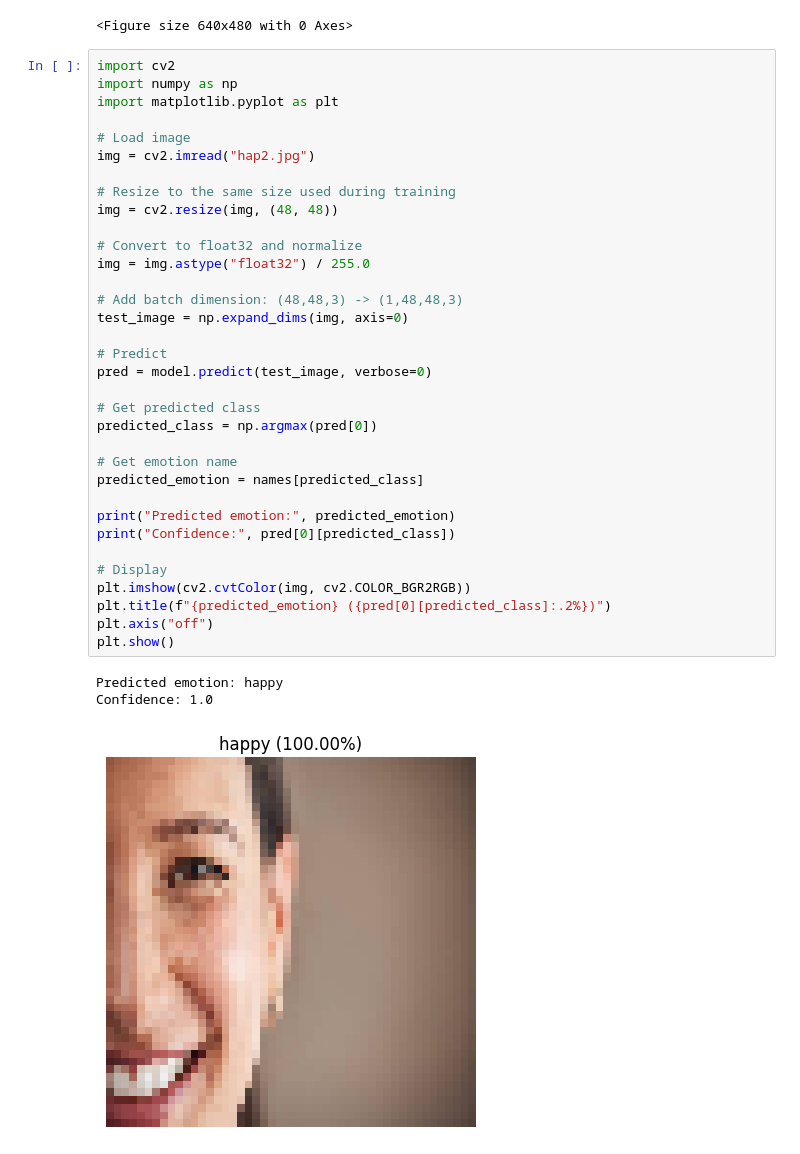
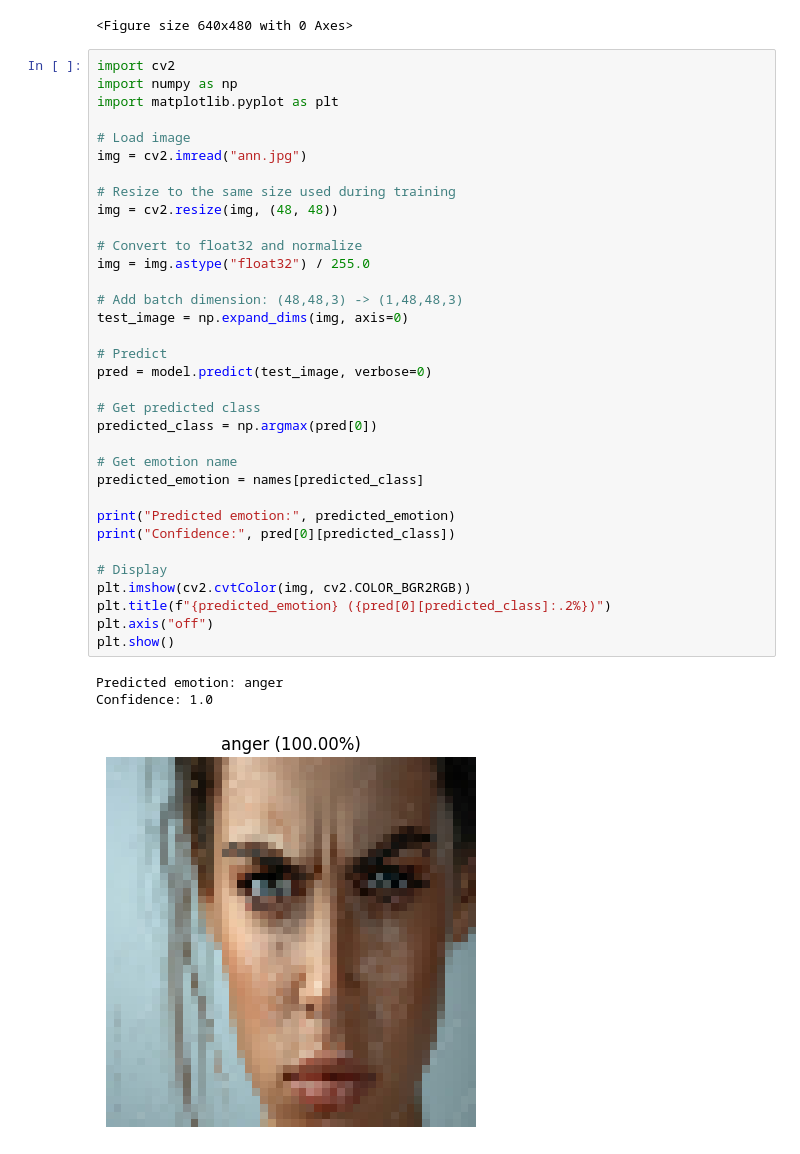
Before and after one commit to Muh-7/AI-Machine-Learning-Projects, a Jupyter notebook: 05_Human_Emotion_Detection_from_images/human_emotion_detection_from_images.ipynb, the cells around one changed output. Cells and saved outputs as stored; diff of their text form.

```diff
--- a/05_Human_Emotion_Detection_from_images/human_emotion_detection_from_images.ipynb
+++ b/05_Human_Emotion_Detection_from_images/human_emotion_detection_from_images.ipynb
@@ -293,35 +293,35 @@ import numpy as np
 import matplotlib.pyplot as plt
 
 # Load image
-img = cv2.imread("hap2.jpg")
+img = cv2.imread("ann.jpg")
 
 # Resize to the same size used during training
 img = cv2.resize(img, (48, 48))
 
 # Convert to float32 and normalize
 img = img.astype("float32") / 255.0
 
 # Add batch dimension: (48,48,3) -> (1,48,48,3)
 test_image = np.expand_dims(img, axis=0)
 
 # Predict
 pred = model.predict(test_image, verbose=0)
 
 # Get predicted class
 predicted_class = np.argmax(pred[0])
 
 # Get emotion name
 predicted_emotion = names[predicted_class]
 
 print("Predicted emotion:", predicted_emotion)
 print("Confidence:", pred[0][predicted_class])
 
 # Display
 plt.imshow(cv2.cvtColor(img, cv2.COLOR_BGR2RGB))
 plt.title(f"{predicted_emotion} ({pred[0][predicted_class]:.2%})")
 plt.axis("off")
 plt.show()
 # %% [output]
-Predicted emotion: happy
+Predicted emotion: anger
 Confidence: 1.0
-[figure, old version]
+[figure, new version]
```
Also changed, not shown: 2 other files.
